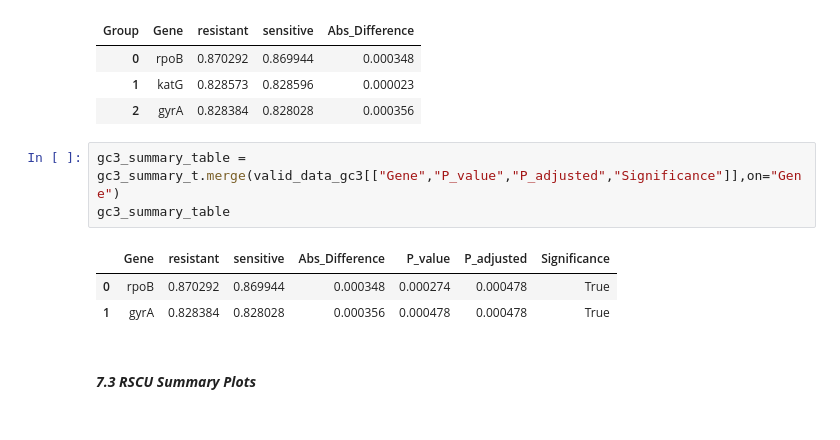
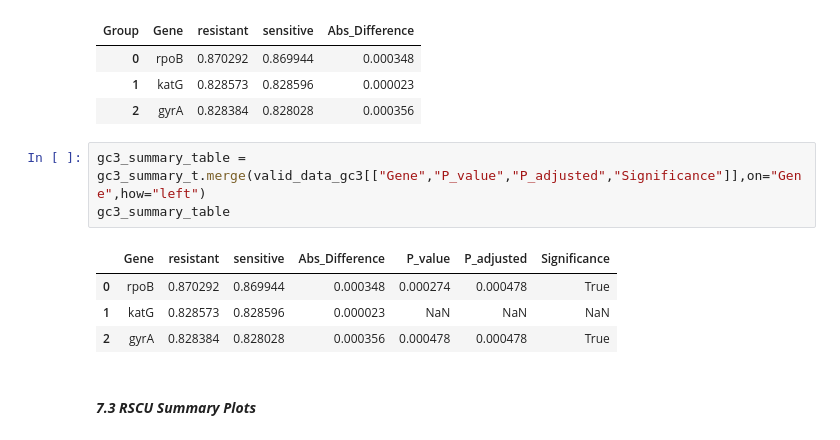
Before and after one commit to ginger-gif-bot/NGS, a Jupyter notebook: python_scripts/stats_plots.ipynb, the cells around one changed output. Saved outputs shown, nothing was run; the diff lists cells and outputs as text.

```diff
--- a/python_scripts/stats_plots.ipynb
+++ b/python_scripts/stats_plots.ipynb
@@ -1219,12 +1220,13 @@ gc3_summary_t
 | 1 | katG | 0.828573 | 0.828596 | 0.000023 |
 | 2 | gyrA | 0.828384 | 0.828028 | 0.000356 |
 # %%
-gc3_summary_table = gc3_summary_t.merge(valid_data_gc3[["Gene","P_value","P_adjusted","Significance"]],on="Gene")
+gc3_summary_table = gc3_summary_t.merge(valid_data_gc3[["Gene","P_value","P_adjusted","Significance"]],on="Gene",how="left")
 gc3_summary_table
 # %% [output]
 |  | Gene | resistant | sensitive | Abs_Difference | P_value | P_adjusted | Significance |
 | 0 | rpoB | 0.870292 | 0.869944 | 0.000348 | 0.000274 | 0.000478 | True |
-| 1 | gyrA | 0.828384 | 0.828028 | 0.000356 | 0.000478 | 0.000478 | True |
+| 1 | katG | 0.828573 | 0.828596 | 0.000023 | NaN | NaN | NaN |
+| 2 | gyrA | 0.828384 | 0.828028 | 0.000356 | 0.000478 | 0.000478 | True |
 # %% [markdown]
 #### ***7.3 RSCU Summary Plots***
 # %%
```
Also changed, not shown: parts of 7 cells of this notebook, 2 other files.
